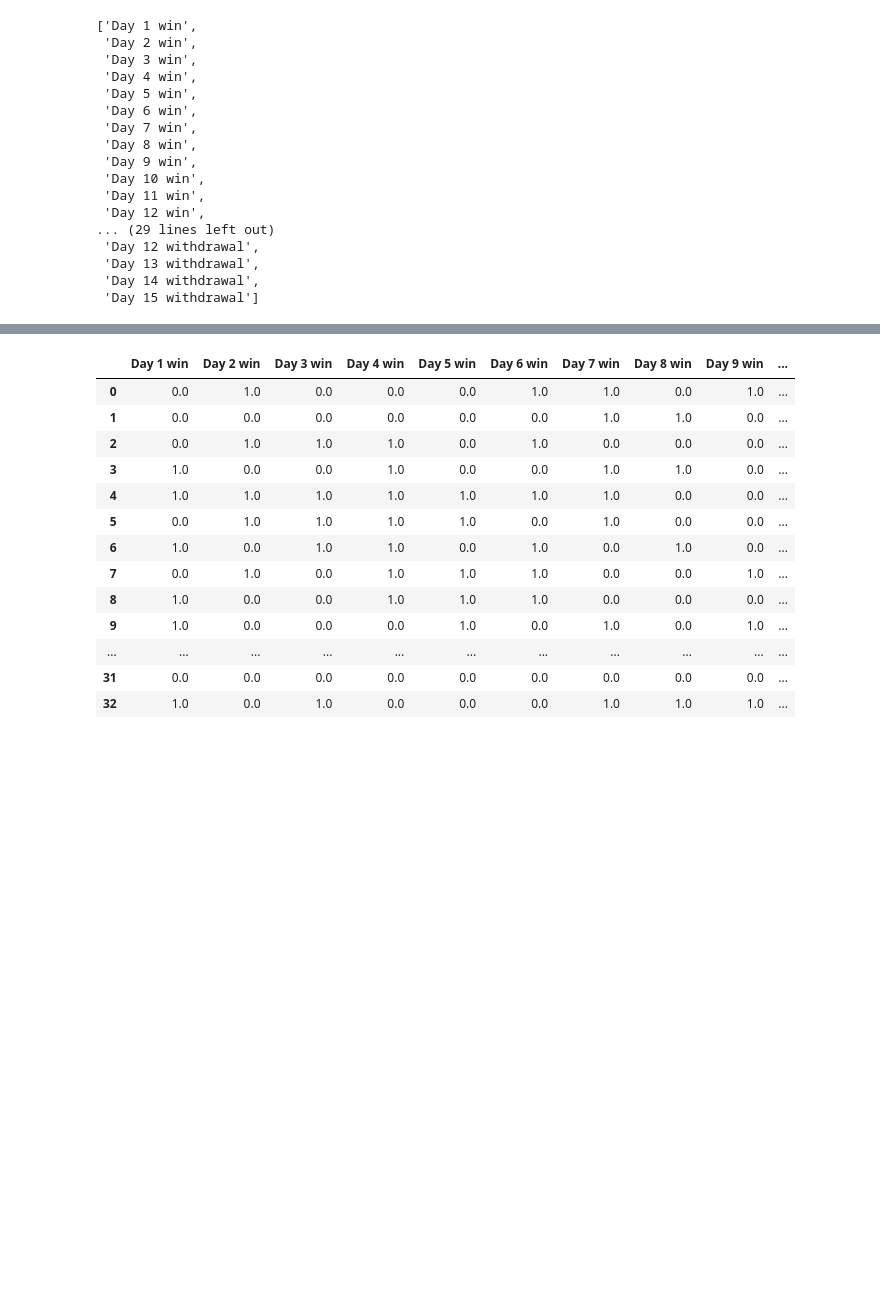
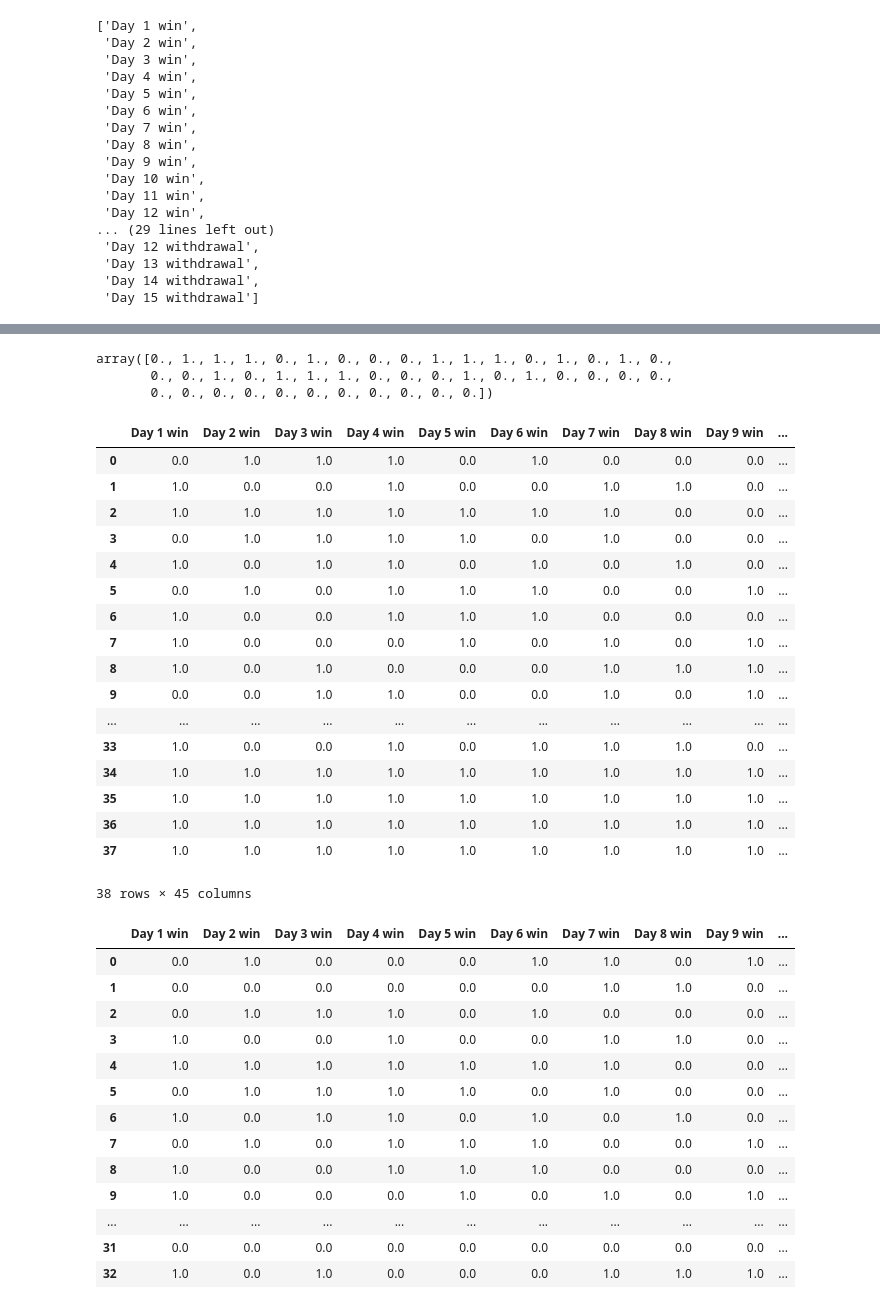
Before and after one commit to tsfraser/sumo-injury, a Jupyter notebook: SumoScraper.ipynb, the cells around one changed output, grey strips where cells are left out. Cells and saved outputs as stored; diff of their text form; code cells hidden in the pictures; blank space fills up the shorter version.

```diff
--- a/SumoScraper.ipynb
+++ b/SumoScraper.ipynb
@@ -186,8 +271,8 @@ def extract_record(table_of_bashos):
     for i in range(len(table_of_bashos)):
         entry = table_of_bashos[i:i+1]
         values = entry[0].split()
-        if len(values)<=2:
-            print('Name change')
+        if len(values)<4:
+            print('Name change/Missing Data')
             pass
         else:
             print(i)
@@ -244,0 +473,12 @@ lines[0]
+# %%
+record
+row = 0
+entry = rank[row]
+
+while (entry[:2] != 'Jd' and entry[:2] != 'Jk' and entry[:1] == 'J') and row < len(rank):
+        # reached a juryo rank
+        row = +1
+        entry = rank[row]
+        print(row)
+
+row
@@ -254,7 +496,7 @@ def filter_rank(table_of_bashos, rank):
         # Basically find first instance of first 'Juryo' bout, slice off the rest.
         row = 0
         entry =table_of_bashos[row]
-        while entry[:2] == 'Jk' or entry[:2] == 'Jd' or entry[:2]=='Ms'or entry[:2]=='Sd' or row < len(table_of_bashos):
+        while (entry[:2] != 'Jk' and entry[:1] == 'J' and entry[:2]!='Jd') and row < len(table_of_bashos):
 
             print(entry,row, len(table_of_bashos))
 
@@ -278,5 +520,23 @@ def filter_rank(table_of_bashos, rank):
         return(row) # index where first Juryo match is recorded
     else:
         print('Invalid rank, try again')
+# %%
+def filter_for_rank(rank_list, rank_to_use):
+
+
+    if rank_to_use =='Juryo':
+        row = 0
+        for i in range(len(rank_list)):
+            res = rank_list[i].find('J')
+            if res != -1 and rank_list[i].find('Jd') == -1 and rank_list[i].find('Jk') == -1 and rank_list[i].find('Js') == -1:
+        #found juryo
+                row = i
+                rank_list[i].find('J')
+                break
+            else:
+                #print('No juryo')
+                row= -2
+
+    return(row)
 # %% [markdown]
 Filter rank just gives us a nice little index to trim the list we've been working with further. We use it to reformat the previous lists, so that the next few steps involve only the ranks we are interested in.
@@ -613,2 +957,36 @@ labels
+# %%
+Records[0]
+# %% [output]
+array([0., 1., 1., 1., 0., 1., 0., 0., 0., 1., 1., 1., 0., 1., 0., 1., 0.,
+       0., 0., 1., 0., 1., 1., 1., 0., 0., 0., 1., 0., 1., 0., 0., 0., 0.,
+       0., 0., 0., 0., 0., 0., 0., 0., 0., 0., 0.])
+# %%
+cols = ['frame', 'count']
+N = 4
+dat = pd.DataFrame(Records,columns = labels)
+for i in range(N):
+
+    #dat = dat.append(np.ones(45,dtype =int),ignore_index=True)
+    dat = dat.append(dict(zip(dat.columns, np.ones(45,dtype =int))), ignore_index=True)
+dat
+# %% [output]
+|  | Day 1 win | Day 2 win | Day 3 win | Day 4 win | Day 5 win | Day 6 win | Day 7 win | Day 8 win | Day 9 win | ... |
+| 0 | 0.0 | 1.0 | 1.0 | 1.0 | 0.0 | 1.0 | 0.0 | 0.0 | 0.0 | ... |
+| 1 | 1.0 | 0.0 | 0.0 | 1.0 | 0.0 | 0.0 | 1.0 | 1.0 | 0.0 | ... |
+| 2 | 1.0 | 1.0 | 1.0 | 1.0 | 1.0 | 1.0 | 1.0 | 0.0 | 0.0 | ... |
+| 3 | 0.0 | 1.0 | 1.0 | 1.0 | 1.0 | 0.0 | 1.0 | 0.0 | 0.0 | ... |
+| 4 | 1.0 | 0.0 | 1.0 | 1.0 | 0.0 | 1.0 | 0.0 | 1.0 | 0.0 | ... |
+| 5 | 0.0 | 1.0 | 0.0 | 1.0 | 1.0 | 1.0 | 0.0 | 0.0 | 1.0 | ... |
+| 6 | 1.0 | 0.0 | 0.0 | 1.0 | 1.0 | 1.0 | 0.0 | 0.0 | 0.0 | ... |
+| 7 | 1.0 | 0.0 | 0.0 | 0.0 | 1.0 | 0.0 | 1.0 | 0.0 | 1.0 | ... |
+| 8 | 1.0 | 0.0 | 1.0 | 0.0 | 0.0 | 0.0 | 1.0 | 1.0 | 1.0 | ... |
+| 9 | 0.0 | 0.0 | 1.0 | 1.0 | 0.0 | 0.0 | 1.0 | 0.0 | 1.0 | ... |
+| ... | ... | ... | ... | ... | ... | ... | ... | ... | ... | ... |
+| 33 | 1.0 | 0.0 | 0.0 | 1.0 | 0.0 | 1.0 | 1.0 | 1.0 | 0.0 | ... |
+| 34 | 1.0 | 1.0 | 1.0 | 1.0 | 1.0 | 1.0 | 1.0 | 1.0 | 1.0 | ... |
+| 35 | 1.0 | 1.0 | 1.0 | 1.0 | 1.0 | 1.0 | 1.0 | 1.0 | 1.0 | ... |
+| 36 | 1.0 | 1.0 | 1.0 | 1.0 | 1.0 | 1.0 | 1.0 | 1.0 | 1.0 | ... |
+| 37 | 1.0 | 1.0 | 1.0 | 1.0 | 1.0 | 1.0 | 1.0 | 1.0 | 1.0 | ... |
+38 rows × 45 columns
 # %%
 record_frame = pd.DataFrame(Records, columns = labels)
```
Also changed, not shown: parts of 61 cells of this notebook.
